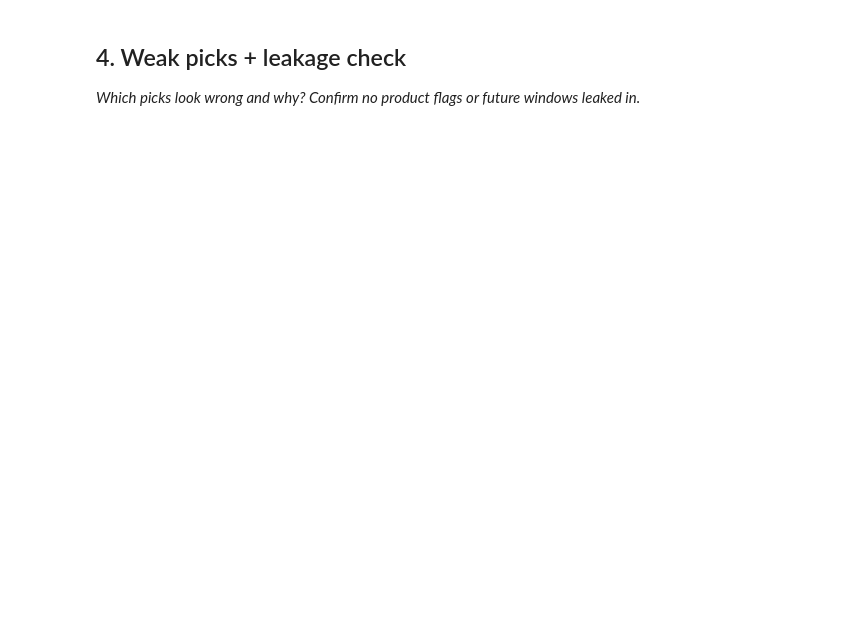
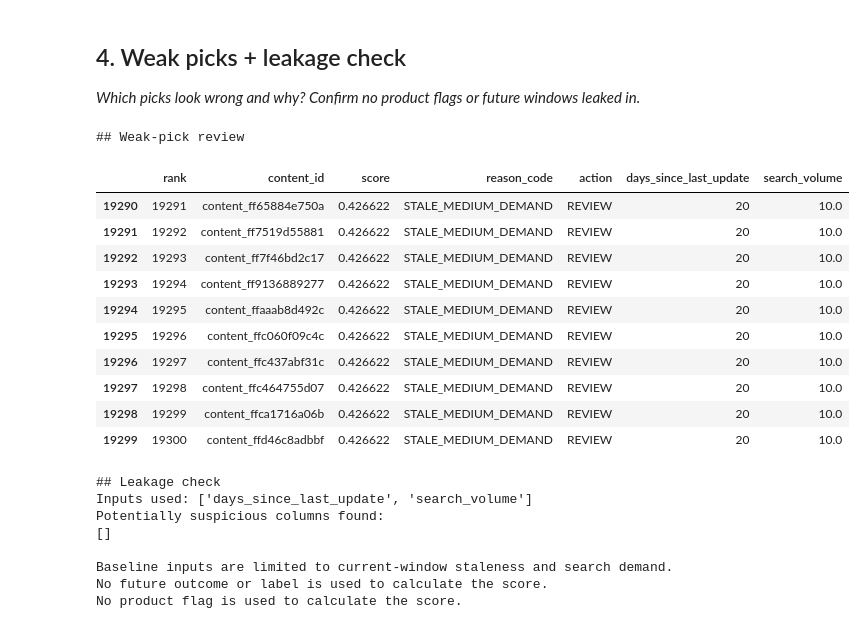
Before and after one commit to Little-Master-Umer/FlyRank_ML_Internship, a Jupyter notebook: work/notebooks/w04_baseline_score.ipynb, the cells around one changed output. Saved outputs shown, nothing was run; the diff lists cells and outputs as text; code cells hidden in the pictures; blank space fills up the shorter version.

```diff
--- a/work/notebooks/w04_baseline_score.ipynb
+++ b/work/notebooks/w04_baseline_score.ipynb
@@ -37,3 +267,79 @@ This skeleton is yours to fill. Work the sections **in order** — each one has
+# %%
+# This cell is for CODE (numbers, a query, a check).
+# Write your text answer in the cell ABOVE this one — typing sentences here breaks Run All.
+print("## Weak-pick review")
+
+# Show lower-ranked examples that received a non-HOLD action.
+weak_candidates = queue[
+    queue["action"].isin(["REFRESH", "REVIEW"])
+].tail(10)
+
+display(
+    weak_candidates[
+        [
+            "rank",
+            "content_id",
+            "score",
+            "reason_code",
+            "action",
+            "days_since_last_update",
+            "search_volume"
+        ]
+    ]
+)
+
+print("\n## Leakage check")
+
+# Columns used by this baseline
+baseline_inputs = [
+    "days_since_last_update",
+    "search_volume"
+]
+
+print("Inputs used:", baseline_inputs)
+
+# Explicitly check for suspicious label/product-style columns
+suspicious_terms = [
+    "label",
+    "target",
+    "flag",
+    "product",
+    "future",
+    "outcome"
+]
+
+suspicious_columns = [
+    c for c in df.columns
+    if any(term in c.lower() for term in suspicious_terms)
+]
+
+print("Potentially suspicious columns found:")
+print(suspicious_columns)
+
+print("\nBaseline inputs are limited to current-window staleness and search demand.")
+print("No future outcome or label is used to calculate the score.")
+print("No product flag is used to calculate the score.")
+# %% [output]
+## Weak-pick review
+|  | rank | content_id | score | reason_code | action | days_since_last_update | search_volume |
+| 19290 | 19291 | content_ff65884e750a | 0.426622 | STALE_MEDIUM_DEMAND | REVIEW | 20 | 10.0 |
+| 19291 | 19292 | content_ff7519d55881 | 0.426622 | STALE_MEDIUM_DEMAND | REVIEW | 20 | 10.0 |
+| 19292 | 19293 | content_ff7f46bd2c17 | 0.426622 | STALE_MEDIUM_DEMAND | REVIEW | 20 | 10.0 |
+| 19293 | 19294 | content_ff9136889277 | 0.426622 | STALE_MEDIUM_DEMAND | REVIEW | 20 | 10.0 |
+| 19294 | 19295 | content_ffaaab8d492c | 0.426622 | STALE_MEDIUM_DEMAND | REVIEW | 20 | 10.0 |
+| 19295 | 19296 | content_ffc060f09c4c | 0.426622 | STALE_MEDIUM_DEMAND | REVIEW | 20 | 10.0 |
+| 19296 | 19297 | content_ffc437abf31c | 0.426622 | STALE_MEDIUM_DEMAND | REVIEW | 20 | 10.0 |
+| 19297 | 19298 | content_ffc464755d07 | 0.426622 | STALE_MEDIUM_DEMAND | REVIEW | 20 | 10.0 |
+| 19298 | 19299 | content_ffca1716a06b | 0.426622 | STALE_MEDIUM_DEMAND | REVIEW | 20 | 10.0 |
+| 19299 | 19300 | content_ffd46c8adbbf | 0.426622 | STALE_MEDIUM_DEMAND | REVIEW | 20 | 10.0 |
+## Leakage check
+Inputs used: ['days_since_last_update', 'search_volume']
+Potentially suspicious columns found:
+[]
+
+Baseline inputs are limited to current-window staleness and search demand.
+No future outcome or label is used to calculate the score.
+No product flag is used to calculate the score.
 # %% [markdown]
 ## Self-check
 
```
Also changed, not shown: parts of 8 cells of this notebook.
